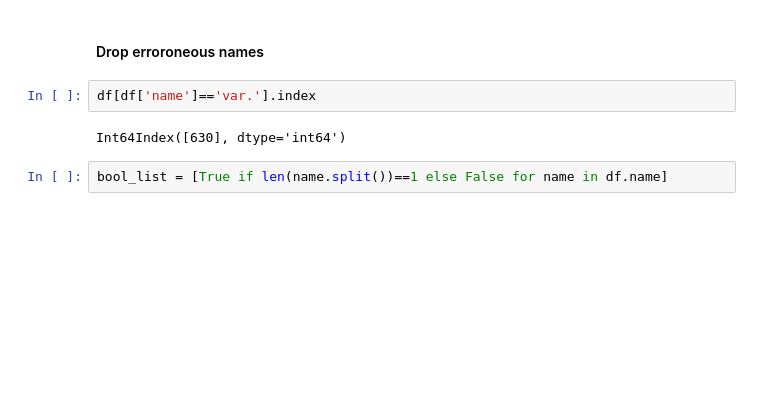
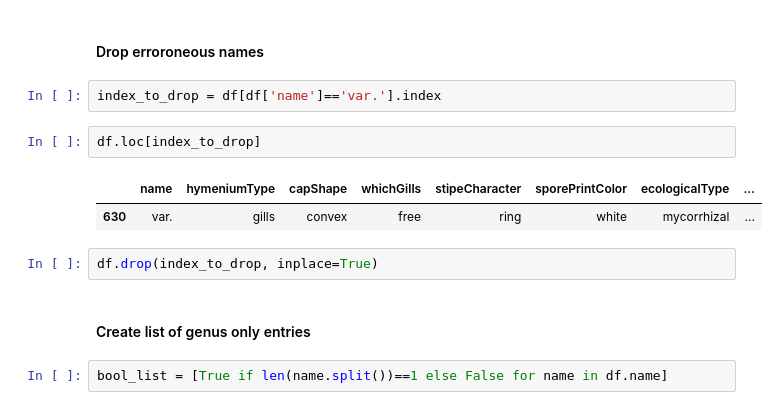
Before and after one commit to gseemann/mushroom, a Jupyter notebook: EDA.ipynb, the cells around one changed output. Drawn from its saved outputs; the diff is of its cells as text; blank space fills up the shorter version.

```diff
--- a/EDA.ipynb
+++ b/EDA.ipynb
@@ -175,8 +175,15 @@ df.head()
 # %% [markdown]
 #### Drop erroroneous names
 # %%
-df[df['name']=='var.'].index
+index_to_drop = df[df['name']=='var.'].index
-# %% [output]
-Int64Index([630], dtype='int64')
+# %%
+df.loc[index_to_drop]
+# %% [output]
+|  | name | hymeniumType | capShape | whichGills | stipeCharacter | sporePrintColor | ecologicalType | ... |
+| 630 | var. | gills | convex | free | ring | white | mycorrhizal | ... |
+# %%
+df.drop(index_to_drop, inplace=True)
+# %% [markdown]
+#### Create list of genus only entries
 # %%
 bool_list = [True if len(name.split())==1 else False for name in df.name]
```
Also changed, not shown: parts of 14 cells of this notebook.
